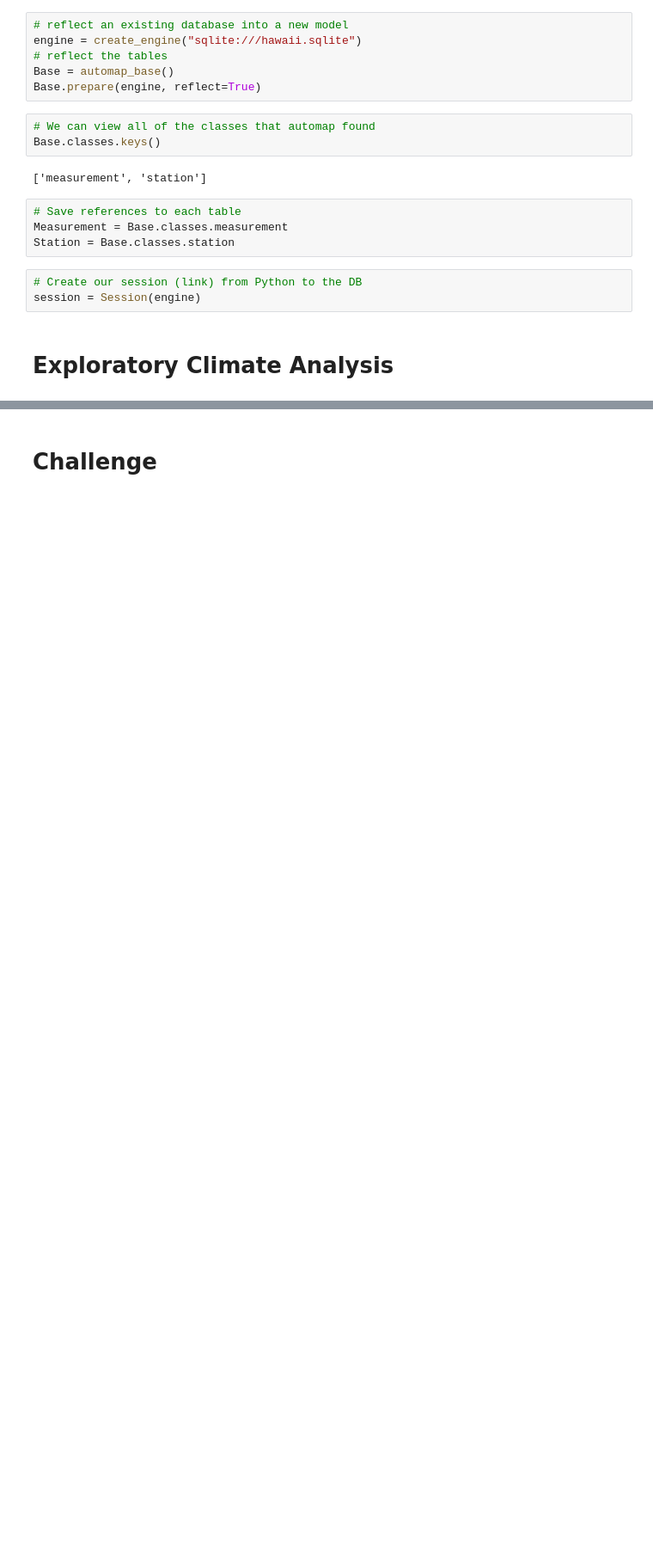
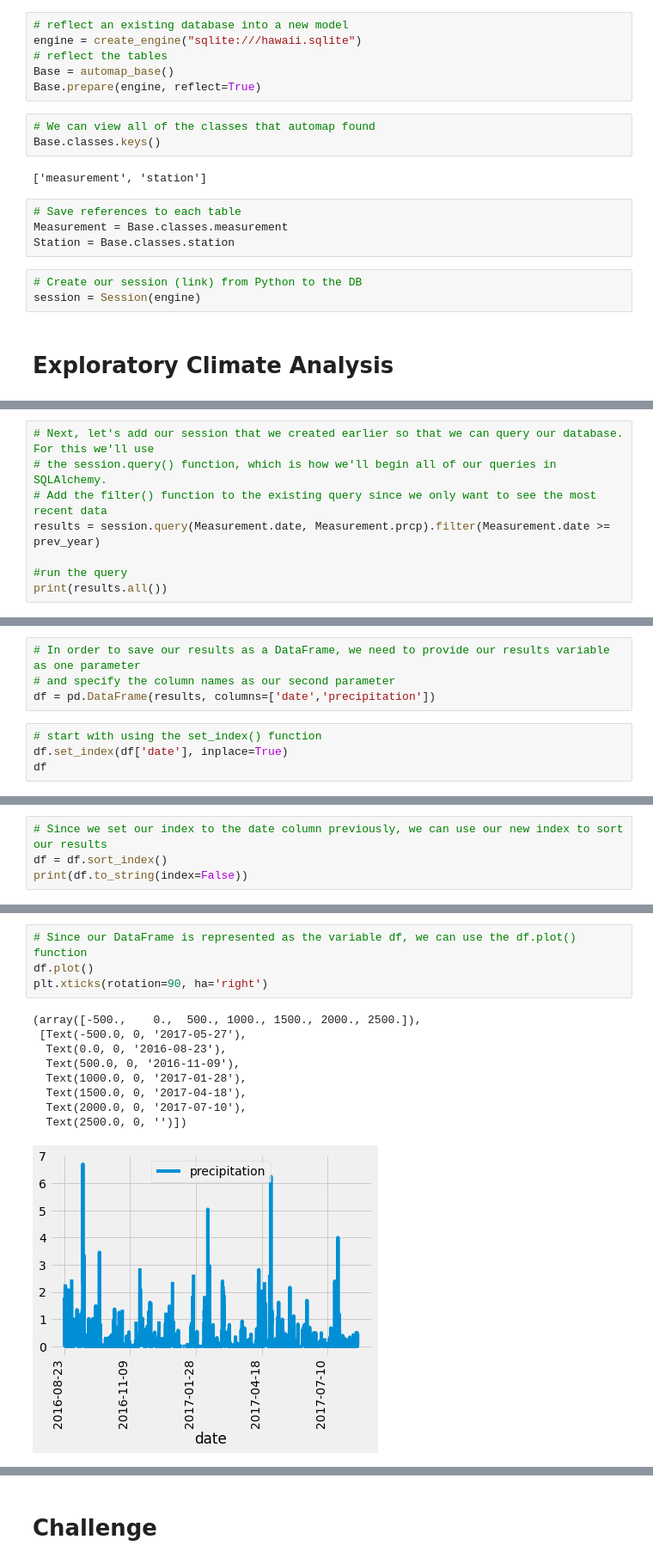
Before and after one commit to BaileeRice/surfs_up, a Jupyter notebook: climate_analysis.ipynb, the cells around one changed output, grey strips where cells are left out. Shown at 86% size. Cells and saved outputs as stored; diff of their text form; blank space fills up the shorter version.

```diff
--- a/climate_analysis.ipynb
+++ b/climate_analysis.ipynb
@@ -67,0 +50,8 @@ session = Session(engine)
+# %%
+# Next, let's add our session that we created earlier so that we can query our database. For this we'll use
+# the session.query() function, which is how we'll begin all of our queries in SQLAlchemy.
+# Add the filter() function to the existing query since we only want to see the most recent data
+results = session.query(Measurement.date, Measurement.prcp).filter(Measurement.date >= prev_year)
+
+#run the query
+print(results.all())
@@ -67,0 +60,8 @@ session = Session(engine)
+# %%
+# In order to save our results as a DataFrame, we need to provide our results variable as one parameter
+# and specify the column names as our second parameter
+df = pd.DataFrame(results, columns=['date','precipitation'])
+# %%
+# start with using the set_index() function
+df.set_index(df['date'], inplace=True)
+df
@@ -67,0 +106,4 @@ session = Session(engine)
+# %%
+# Since we set our index to the date column previously, we can use our new index to sort our results
+df = df.sort_index()
+print(df.to_string(index=False))
@@ -67,0 +128,14 @@ session = Session(engine)
+# %%
+# Since our DataFrame is represented as the variable df, we can use the df.plot() function
+df.plot()
+plt.xticks(rotation=90, ha='right')
+# %% [output]
+(array([-500.,    0.,  500., 1000., 1500., 2000., 2500.]),
+ [Text(-500.0, 0, '2017-05-27'),
+  Text(0.0, 0, '2016-08-23'),
+  Text(500.0, 0, '2016-11-09'),
+  Text(1000.0, 0, '2017-01-28'),
+  Text(1500.0, 0, '2017-04-18'),
+  Text(2000.0, 0, '2017-07-10'),
+  Text(2500.0, 0, '')])
+[figure, added]
```
Also changed, not shown: parts of 33 cells of this notebook.
